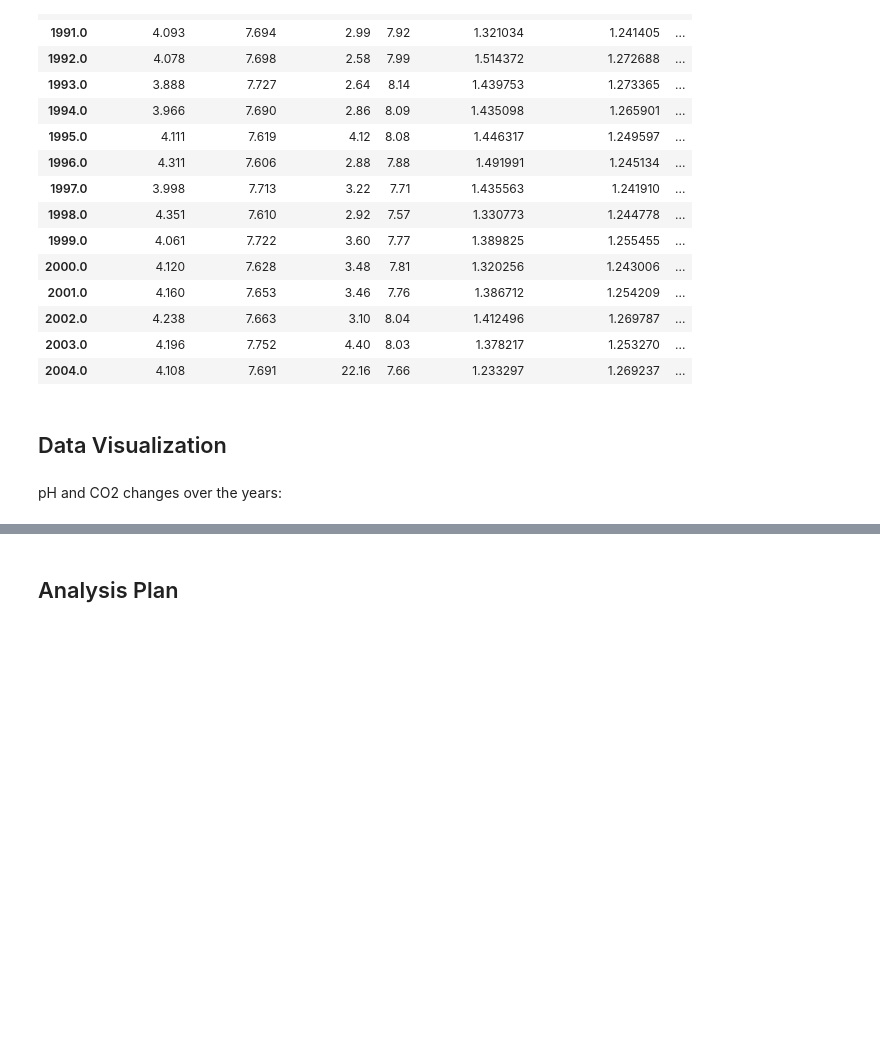
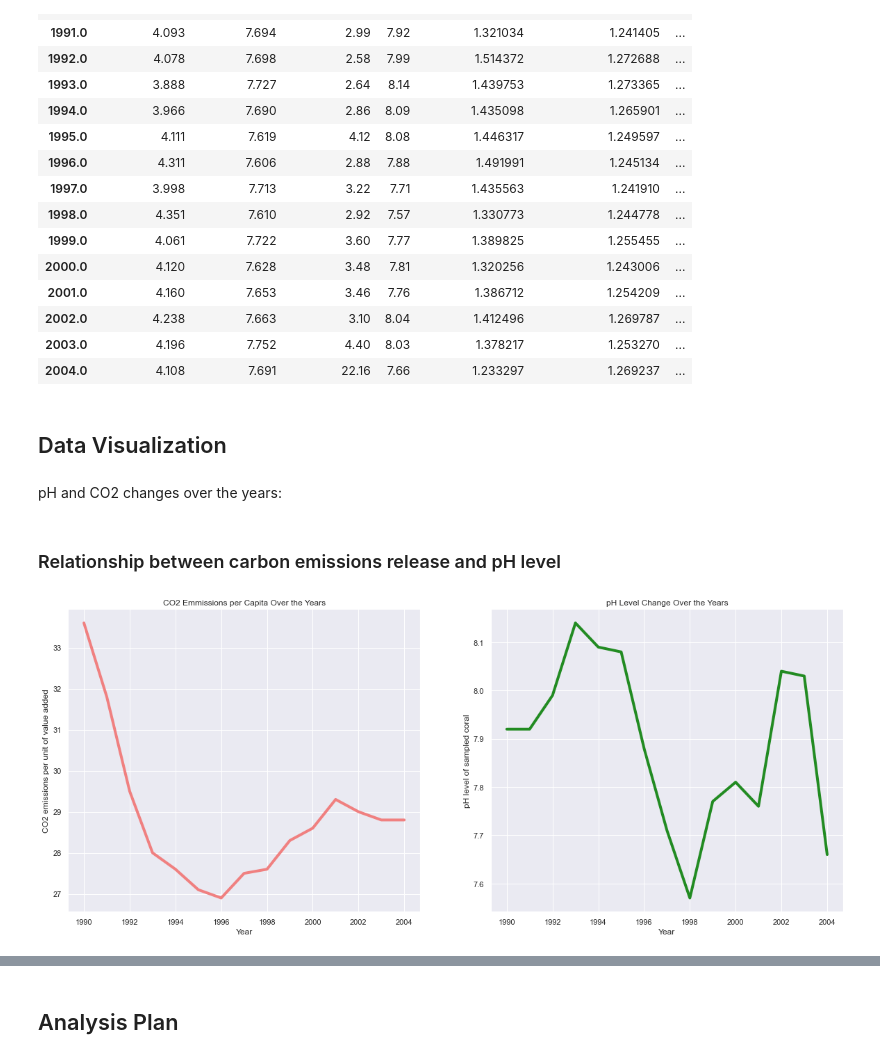
Before and after one commit to shalupova-a/ds3000-final-proj, a Jupyter notebook: analysis.ipynb, the cells around one changed output, grey strips where cells are left out. Drawn from its saved outputs; the diff is of its cells as text; code cells hidden in the pictures; blank space fills up the shorter version.

Commit message:
two graphs comparing co2 to ph to calcification rate

```diff
--- a/analysis.ipynb
+++ b/analysis.ipynb
@@ -138,0 +137,26 @@ pH and CO2 changes over the years:
+# %% [markdown]
+### Relationship between carbon emissions release and pH level
+# %%
+import numpy as np
+import seaborn as sns
+import matplotlib.pyplot as plt
+
+sns.set()
+
+plt.subplot(1,2,1)
+plt.plot(df_gbr.index, df_gbr['Emissionspercapita'], color='lightcoral', linewidth=4)
+# set title and x/y labels of left subplot
+plt.xlabel('Year')
+plt.ylabel('CO2 emissions per unit of value added')
+plt.gca().title.set_text('CO2 Emissions per Capita Over the Years')
+
+plt.subplot(1,2,2)
+plt.plot(df_gbr.index, df_gbr['pH'], color='forestgreen', linewidth=4)
+# set title and x/y labels of left subplot
+plt.xlabel('Year')
+plt.ylabel('pH level of sampled coral')
+plt.gca().title.set_text('pH Level Change Over the Years')
+
+plt.gcf().set_size_inches(20, 8)
+# %% [output]
+[figure, added]
```
Also changed, not shown: parts of 5 cells of this notebook.
